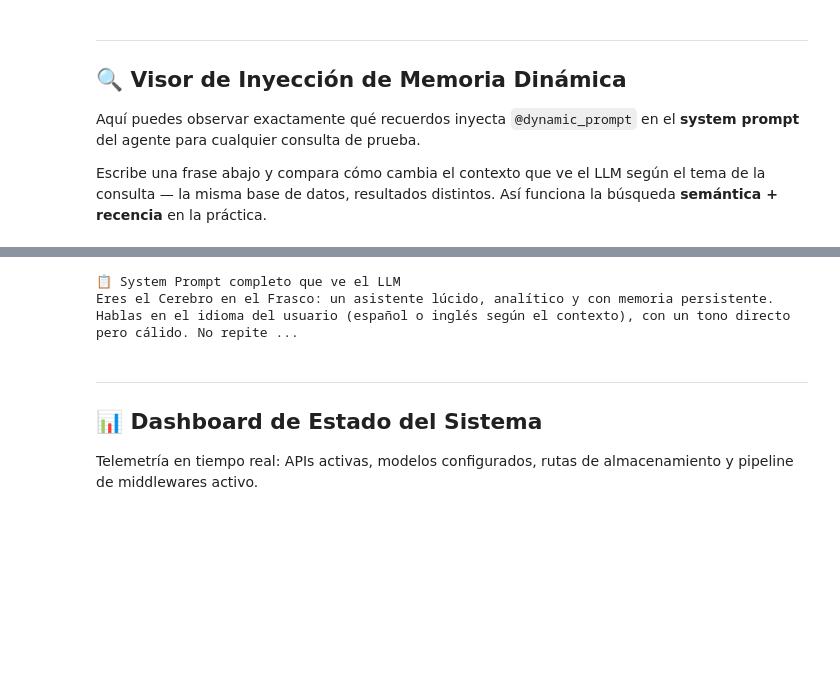
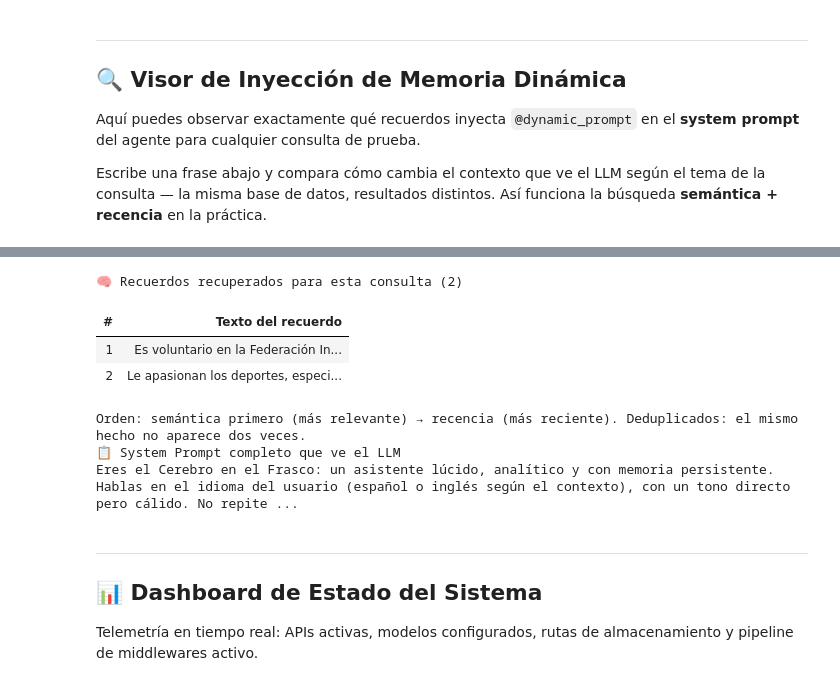
Before and after one commit to BiomedicLJZ/Curso_Agentes_CUGDL, a Jupyter notebook: __marimo__/agent_full.ipynb, the cells around one changed output, grey strips where cells are left out. Saved outputs shown, nothing was run; the diff lists cells and outputs as text; code cells hidden in the pictures; blank space fills up the shorter version.

````diff
--- a/__marimo__/agent_full.ipynb
+++ b/__marimo__/agent_full.ipynb
@@ -71,7 +71,6 @@ load_dotenv()
 # %% [output]
 [figure]
 # %%
-# Verificación de la clave de API NVIDIA
 PRESENCIA_API_NVIDIA = bool(
     os.environ.get("NVIDIA_API_KEY", "").startswith("nvapi")
 )
@@ -83,9 +82,7 @@ MODELO_ESTANDAR = os.environ.get(
 MODELO_RAZONAMIENTO = os.environ.get(
     "NIM_FALLBACK", "nvidia/nemotron-3-nano-omni-30b-a3b-reasoning"
 )
-MODELO_EMBEDDINGS = os.environ.get(
-    "NIM_EMBED", "nvidia/nv-embedqa-e5-v5"
-)
+MODELO_EMBEDDINGS = os.environ.get("NIM_EMBED", "nvidia/nv-embedqa-e5-v5")
 
 # ── Identidad del usuario y rutas de persistencia ────────────────────────────────
 ID_USUARIO = os.environ.get("CEREBRO_USER", "usuario_principal")
@@ -96,8 +93,12 @@ DIRECTORIO_MEMORIA = Path(
 DIRECTORIO_MEMORIA.mkdir(parents=True, exist_ok=True)
 
 # Ruta absoluta → nunca depende del cwd (causa #1 de "no me guardó nada" en Windows)
-RUTA_BD_LARGO_PLAZO = str((DIRECTORIO_MEMORIA / "memorias_largo_plazo.db").resolve())
-RUTA_BD_CORTO_PLAZO = str((DIRECTORIO_MEMORIA / "hilos_corto_plazo.db").resolve())
+RUTA_BD_LARGO_PLAZO = str(
+    (DIRECTORIO_MEMORIA / "memorias_largo_plazo.db").resolve()
+)
+RUTA_BD_CORTO_PLAZO = str(
+    (DIRECTORIO_MEMORIA / "hilos_corto_plazo.db").resolve()
+)
 # %% [markdown]
 ---
 ## ⚙️ Panel de Control del Agente
@@ -950,53 +1081,60 @@ _recuerdos = mezclar_recuerdos(_consulta)
 # ── Panel 1: recuerdos recuperados ──────────────────────────────────────────────
 if _recuerdos:
     _filas_mem = "\n".join(
-        f"| `{i+1}` | {r} |" for i, r in enumerate(_recuerdos)
+        f"| `{i + 1}` | {r} |" for i, r in enumerate(_recuerdos)
     )
     _panel_mem = mo.md(f"""
-    ### 🧠 Recuerdos recuperados para esta consulta ({len(_recuerdos)})
+### 🧠 Recuerdos recuperados para esta consulta ({len(_recuerdos)})
 
-    | # | Texto del recuerdo |
-    | :- | :--- |
-    {_filas_mem}
+| # | Texto del recuerdo |
+| :- | :--- |
+{_filas_mem}
 
-    > *Orden: semántica primero (más relevante) → recencia (más reciente).
-    > Deduplicados: el mismo hecho no aparece dos veces.*
-    """)
+> *Orden: semántica primero (más relevante) → recencia (más reciente).
+> Deduplicados: el mismo hecho no aparece dos veces.*
+""")
 else:
     _panel_mem = mo.callout(
-        mo.md("**Sin recuerdos aún.** Chatea con el agente para que guarde hechos y vuelve aquí."),
+        mo.md(
+            "**Sin recuerdos aún.** Chatea con el agente para que guarde hechos y vuelve aquí."
+        ),
         kind="info",
     )
 
 # ── Panel 2: system prompt completo que recibiría el LLM ────────────────────────
 if _recuerdos:
     _bloque = "\n".join(f"  - {t}" for t in _recuerdos)
     _system_prompt = (
         f"{PERSONAJE_BASE}\n\n"
         f"## Lo que recuerdas de {ID_USUARIO} (memoria persistente):\n"
         f"{_bloque}\n\n"
         "Usa estos recuerdos con naturalidad, sin anunciarlos explícitamente. "
         "Si detectas información desactualizada, usa `olvidar` + `recordar`."
     )
 else:
     _system_prompt = (
         f"{PERSONAJE_BASE}\n\n"
         f"Aún no tienes recuerdos de {ID_USUARIO}. "
         "Cuando aprendas algo duradero en esta conversación, llama a `recordar`."
     )
 
 _panel_prompt = mo.md(f"""
 ### 📋 System Prompt completo que ve el LLM
 
 ```
 {_system_prompt}
 ```
 """)
 
 mo.vstack([_panel_mem, _panel_prompt], gap=2)
 # %% [output]
-📋 System Prompt completo que ve el LLM
-Eres el Cerebro en el Frasco: un asistente lúcido, analítico y con memoria persistente. Hablas en el idioma del usuario (español o inglés según el contexto), con un tono directo pero cálido. No repite ...
+🧠 Recuerdos recuperados para esta consulta (2)
+| # | Texto del recuerdo |
+| 1 | Es voluntario en la Federación In... |
+| 2 | Le apasionan los deportes, especi... |
+Orden: semántica primero (más relevante) → recencia (más reciente). Deduplicados: el mismo hecho no aparece dos veces.
+📋 System Prompt completo que ve el LLM
+Eres el Cerebro en el Frasco: un asistente lúcido, analítico y con memoria persistente. Hablas en el idioma del usuario (español o inglés según el contexto), con un tono directo pero cálido. No repite ...
 # %% [markdown]
 ---
 ## 📊 Dashboard de Estado del Sistema
````
Also changed, not shown: parts of 25 cells of this notebook, 2 other files.
